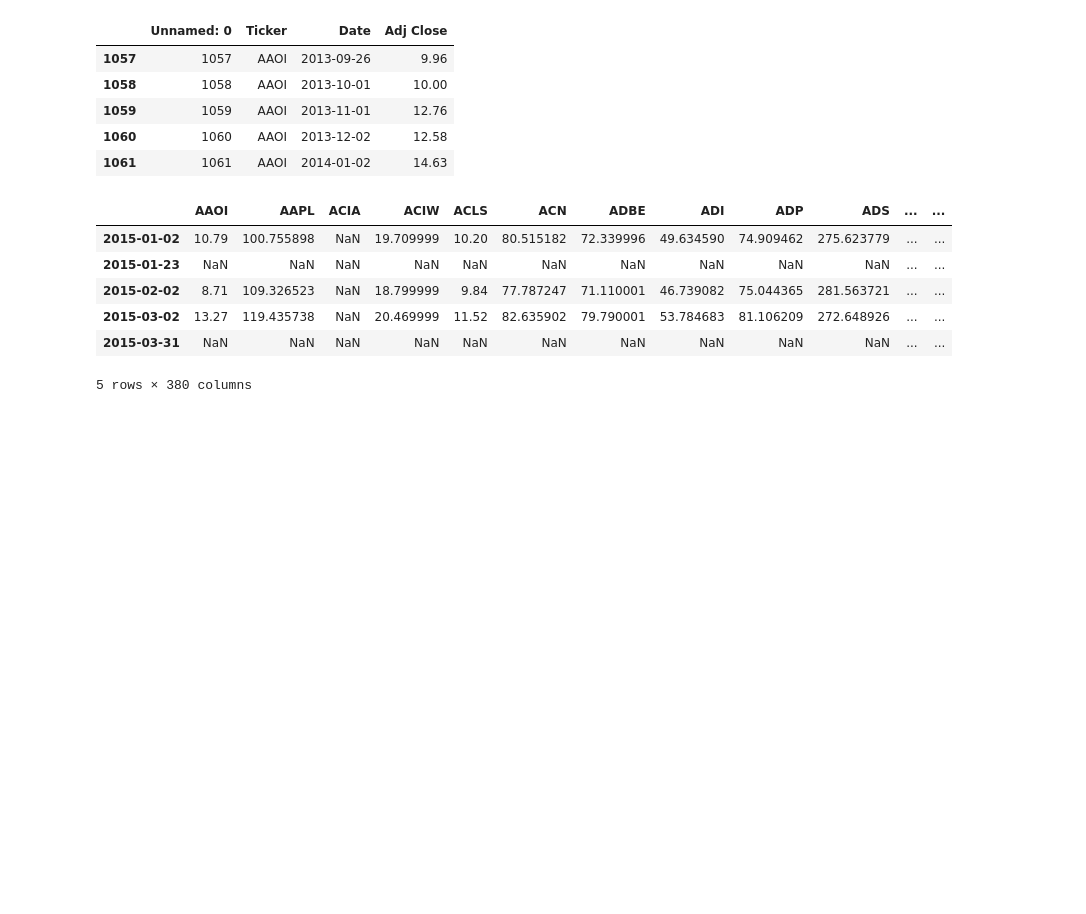
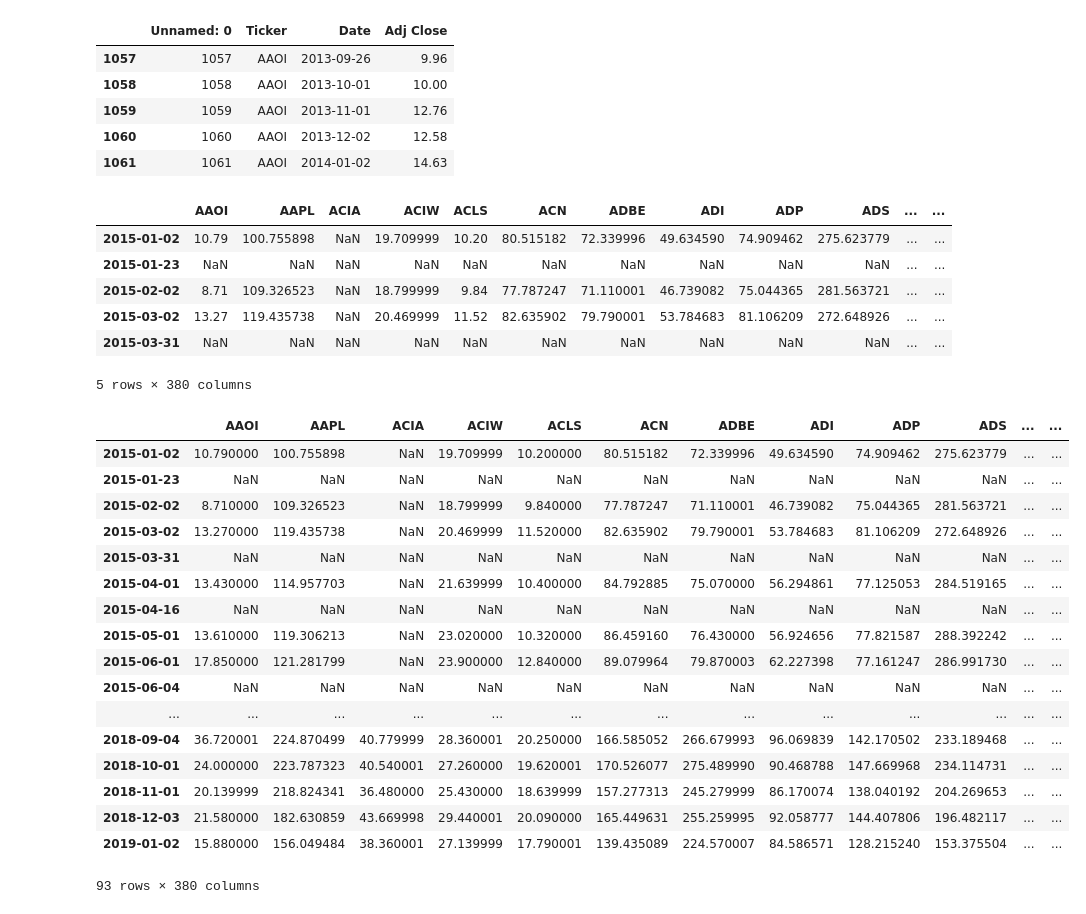
Before and after one commit to willwillis/sector-top-dogs, a Jupyter notebook: notebooks/Mina/ticker_data.ipynb, the cells around one changed output. Cells and saved outputs as stored; diff of their text form; code cells hidden in the pictures; blank space fills up the shorter version.

```diff
--- a/notebooks/Mina/ticker_data.ipynb
+++ b/notebooks/Mina/ticker_data.ipynb
@@ -67,3 +67,24 @@ prices_df.head()
 | 2015-03-02 | 13.27 | 119.435738 | NaN | 20.469999 | 11.52 | 82.635902 | 79.790001 | 53.784683 | 81.106209 | 272.648926 | ... | ... |
 | 2015-03-31 | NaN | NaN | NaN | NaN | NaN | NaN | NaN | NaN | NaN | NaN | ... | ... |
 5 rows × 380 columns
+# %%
+prices_df
+# %% [output]
+|  | AAOI | AAPL | ACIA | ACIW | ACLS | ACN | ADBE | ADI | ADP | ADS | ... | ... |
+| 2015-01-02 | 10.790000 | 100.755898 | NaN | 19.709999 | 10.200000 | 80.515182 | 72.339996 | 49.634590 | 74.909462 | 275.623779 | ... | ... |
+| 2015-01-23 | NaN | NaN | NaN | NaN | NaN | NaN | NaN | NaN | NaN | NaN | ... | ... |
+| 2015-02-02 | 8.710000 | 109.326523 | NaN | 18.799999 | 9.840000 | 77.787247 | 71.110001 | 46.739082 | 75.044365 | 281.563721 | ... | ... |
+| 2015-03-02 | 13.270000 | 119.435738 | NaN | 20.469999 | 11.520000 | 82.635902 | 79.790001 | 53.784683 | 81.106209 | 272.648926 | ... | ... |
+| 2015-03-31 | NaN | NaN | NaN | NaN | NaN | NaN | NaN | NaN | NaN | NaN | ... | ... |
+| 2015-04-01 | 13.430000 | 114.957703 | NaN | 21.639999 | 10.400000 | 84.792885 | 75.070000 | 56.294861 | 77.125053 | 284.519165 | ... | ... |
+| 2015-04-16 | NaN | NaN | NaN | NaN | NaN | NaN | NaN | NaN | NaN | NaN | ... | ... |
+| 2015-05-01 | 13.610000 | 119.306213 | NaN | 23.020000 | 10.320000 | 86.459160 | 76.430000 | 56.924656 | 77.821587 | 288.392242 | ... | ... |
+| 2015-06-01 | 17.850000 | 121.281799 | NaN | 23.900000 | 12.840000 | 89.079964 | 79.870003 | 62.227398 | 77.161247 | 286.991730 | ... | ... |
+| 2015-06-04 | NaN | NaN | NaN | NaN | NaN | NaN | NaN | NaN | NaN | NaN | ... | ... |
+| ... | ... | ... | ... | ... | ... | ... | ... | ... | ... | ... | ... | ... |
+| 2018-09-04 | 36.720001 | 224.870499 | 40.779999 | 28.360001 | 20.250000 | 166.585052 | 266.679993 | 96.069839 | 142.170502 | 233.189468 | ... | ... |
+| 2018-10-01 | 24.000000 | 223.787323 | 40.540001 | 27.260000 | 19.620001 | 170.526077 | 275.489990 | 90.468788 | 147.669968 | 234.114731 | ... | ... |
+| 2018-11-01 | 20.139999 | 218.824341 | 36.480000 | 25.430000 | 18.639999 | 157.277313 | 245.279999 | 86.170074 | 138.040192 | 204.269653 | ... | ... |
+| 2018-12-03 | 21.580000 | 182.630859 | 43.669998 | 29.440001 | 20.090000 | 165.449631 | 255.259995 | 92.058777 | 144.407806 | 196.482117 | ... | ... |
+| 2019-01-02 | 15.880000 | 156.049484 | 38.360001 | 27.139999 | 17.790001 | 139.435089 | 224.570007 | 84.586571 | 128.215240 | 153.375504 | ... | ... |
+93 rows × 380 columns
```
Also changed, not shown: parts of 10 cells of this notebook, 2 other files.
